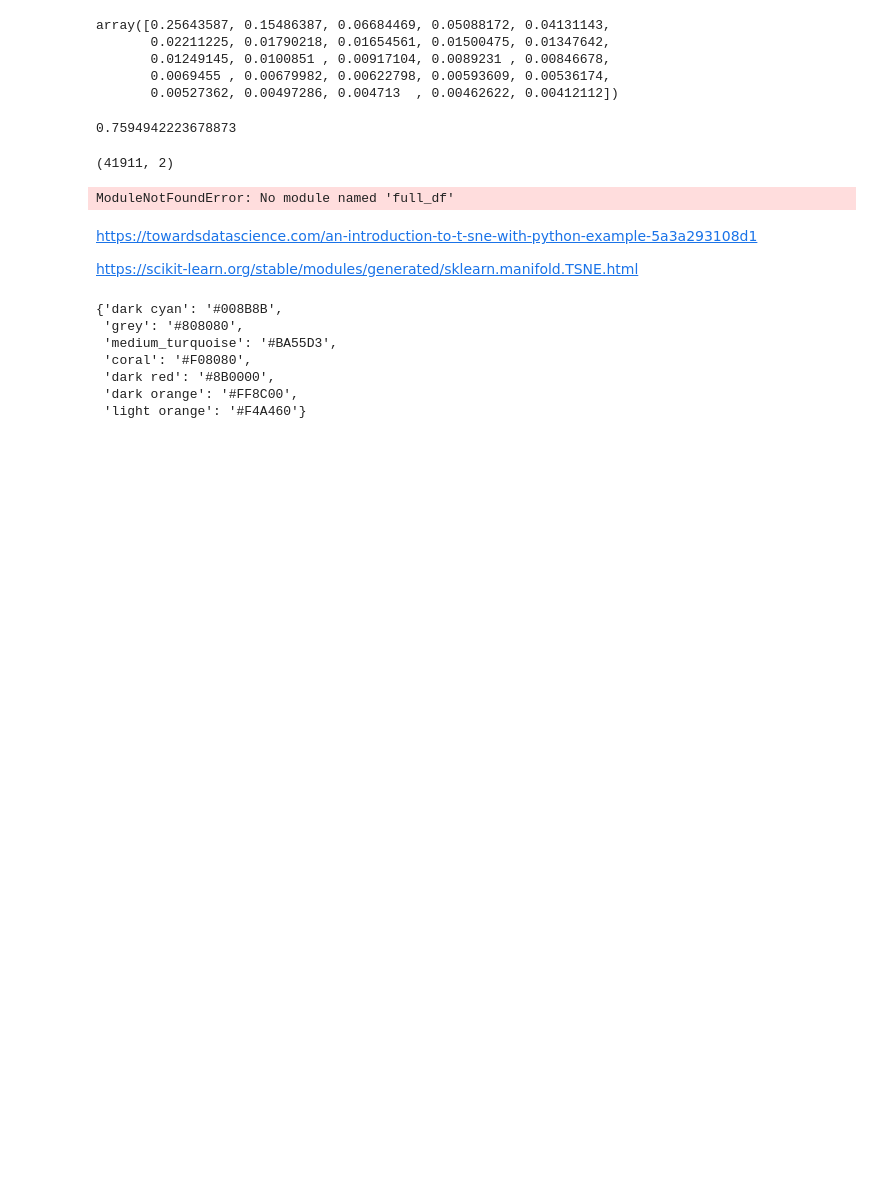
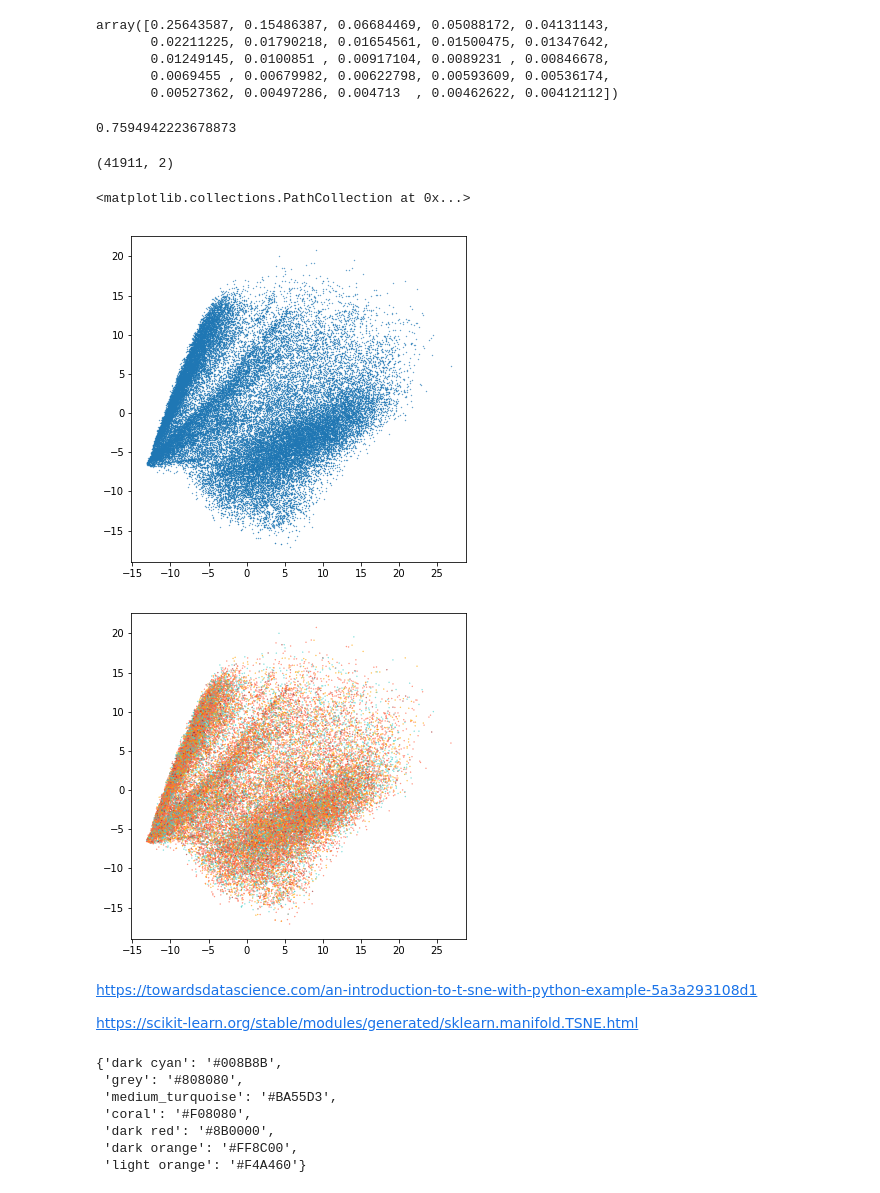
Before and after one commit to kellystroh/Inventory-Image-Classification, a Jupyter notebook: PCA.ipynb, the cells around one changed output. Saved outputs shown, nothing was run; the diff lists cells and outputs as text; code cells hidden in the pictures; blank space fills up the shorter version.

```diff
--- a/PCA.ipynb
+++ b/PCA.ipynb
@@ -50,32 +50,34 @@ wear_pca.shape
 # %% [output]
 (41911, 2)
 # %%
-
 import numpy as np
 import pandas as pd
 import matplotlib.pyplot as plt
 
-from full_df import df, bw_img
-from subset_df import wearable_subset
-
-df, bw_img = wearable_subset(df, bw_img)
+df= pd.read_csv('data/labels_df.csv')
+loaded2 = np.load('data/full_image_arr.npz')
+image_arr = loaded2['b']
+image_arr = image_arr/255
 
 from sklearn.decomposition import PCA
 
 pca = PCA(n_components=2)
 
-full_pca = pca.fit_transform(bw_img)
+full_pca = pca.fit_transform(image_arr)
 fig, ax = plt.subplots(figsize=(6,6))
 ax.scatter(*full_pca.T, s=.1 )
 
-masterCat_colors = {'Apparel':'#FF6347','Accessories':'#48D1CC','Footwear':'#FFA500'}
+masterCat_colors = {'Apparel':'#FF6347','Accessories':'#48D1CC','Footwear':'#FFA500', 'Personal Care': 'brown'}
 # {'Personal Care':'#808080', 'Free Items':'#808080', 'Sporting Goods':'#808080', 'Home':'#808080'}
 df['colors'] = df['masterCategory'].apply(lambda x: masterCat_colors[x])
 fig, ax = plt.subplots(figsize=(6,6))
 ax.scatter( *full_pca.T, s=.1 , color=df['colors'])
-fig.savefig('fig0.png')
+
+#fig.savefig('PCA_master.png')
 # %% [output]
-ModuleNotFoundError: No module named 'full_df'
+<matplotlib.collections.PathCollection at 0x...>
+[figure, added]
+[figure, added]
 # %%
 km3 = KMeans(3)
 km4 = KMeans(4)
```
Also changed, not shown: 1 other file.
